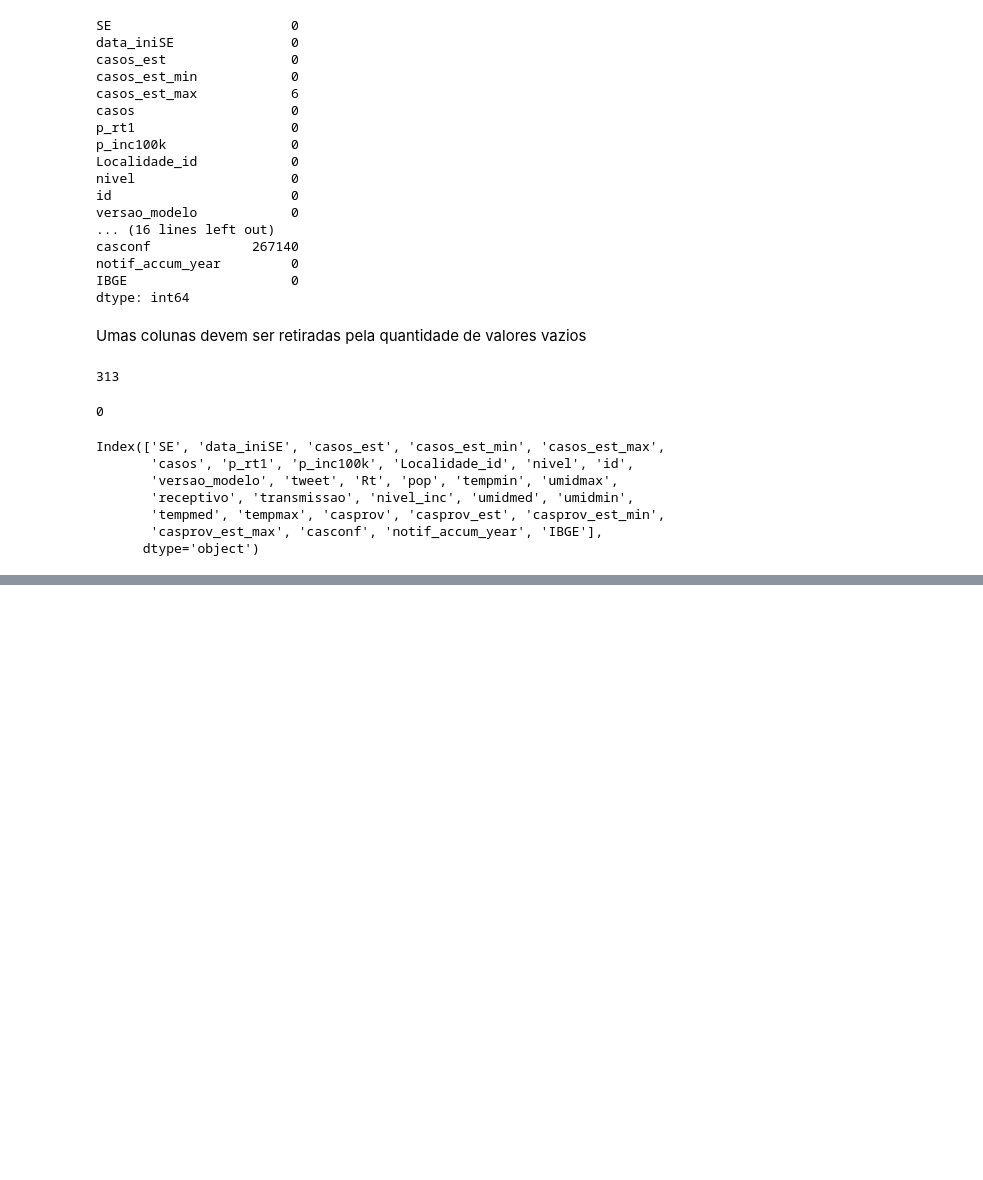
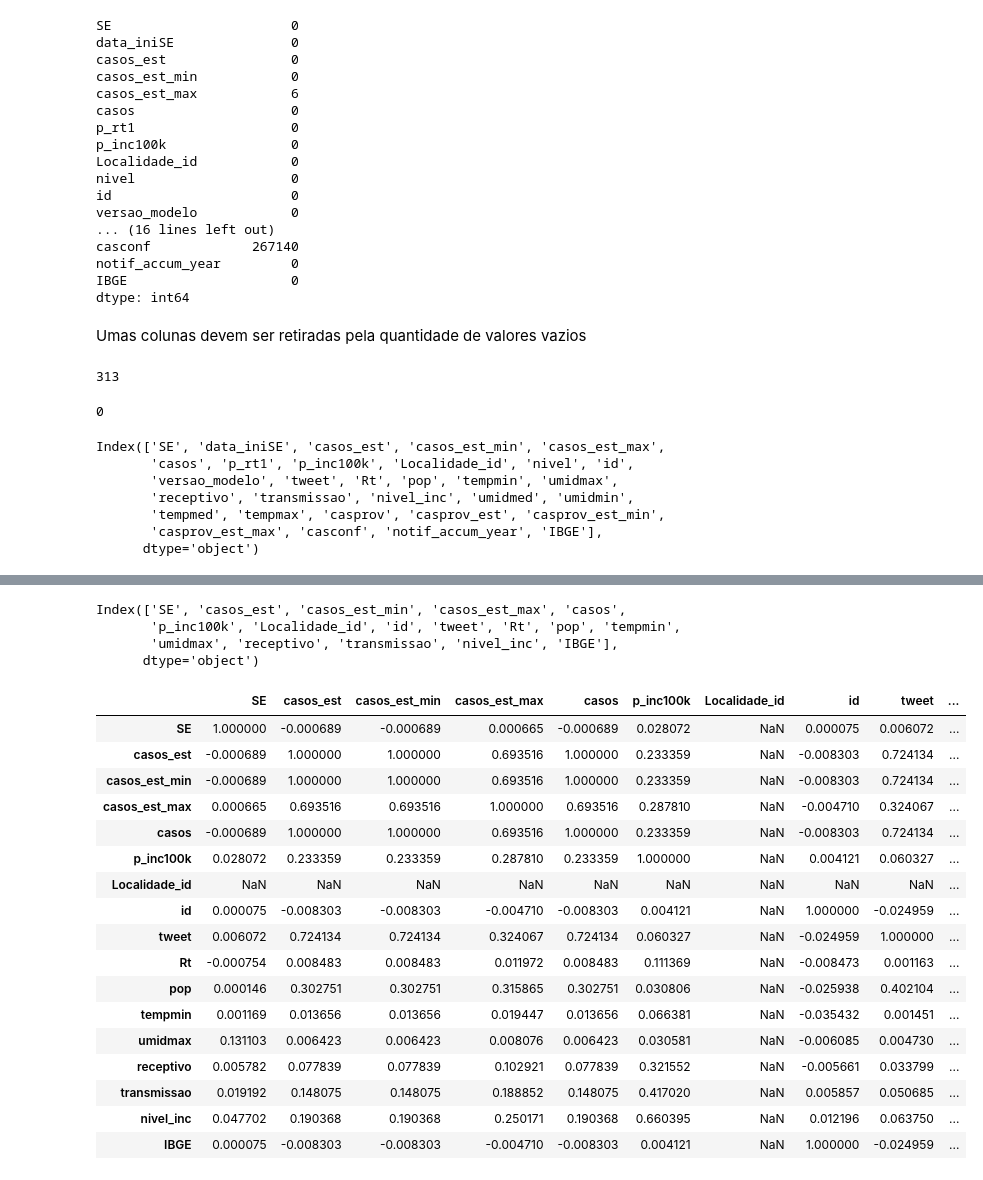
Before and after one commit to Aleomar15/TCC_Project, a Jupyter notebook: Untitled1.ipynb, the cells around one changed output, grey strips where cells are left out. Saved outputs shown, nothing was run; the diff lists cells and outputs as text; code cells hidden in the pictures; blank space fills up the shorter version.

```diff
--- a/Untitled1.ipynb
+++ b/Untitled1.ipynb
@@ -130,0 +132,28 @@ dtype: int64
+# %%
+df.columns
+# %% [output]
+Index(['SE', 'casos_est', 'casos_est_min', 'casos_est_max', 'casos',
+       'p_inc100k', 'Localidade_id', 'id', 'tweet', 'Rt', 'pop', 'tempmin',
+       'umidmax', 'receptivo', 'transmissao', 'nivel_inc', 'IBGE'],
+      dtype='object')
+# %%
+df.corr()
+# %% [output]
+|  | SE | casos_est | casos_est_min | casos_est_max | casos | p_inc100k | Localidade_id | id | tweet | ... |
+| SE | 1.000000 | -0.000689 | -0.000689 | 0.000665 | -0.000689 | 0.028072 | NaN | 0.000075 | 0.006072 | ... |
+| casos_est | -0.000689 | 1.000000 | 1.000000 | 0.693516 | 1.000000 | 0.233359 | NaN | -0.008303 | 0.724134 | ... |
+| casos_est_min | -0.000689 | 1.000000 | 1.000000 | 0.693516 | 1.000000 | 0.233359 | NaN | -0.008303 | 0.724134 | ... |
+| casos_est_max | 0.000665 | 0.693516 | 0.693516 | 1.000000 | 0.693516 | 0.287810 | NaN | -0.004710 | 0.324067 | ... |
+| casos | -0.000689 | 1.000000 | 1.000000 | 0.693516 | 1.000000 | 0.233359 | NaN | -0.008303 | 0.724134 | ... |
+| p_inc100k | 0.028072 | 0.233359 | 0.233359 | 0.287810 | 0.233359 | 1.000000 | NaN | 0.004121 | 0.060327 | ... |
+| Localidade_id | NaN | NaN | NaN | NaN | NaN | NaN | NaN | NaN | NaN | ... |
+| id | 0.000075 | -0.008303 | -0.008303 | -0.004710 | -0.008303 | 0.004121 | NaN | 1.000000 | -0.024959 | ... |
+| tweet | 0.006072 | 0.724134 | 0.724134 | 0.324067 | 0.724134 | 0.060327 | NaN | -0.024959 | 1.000000 | ... |
+| Rt | -0.000754 | 0.008483 | 0.008483 | 0.011972 | 0.008483 | 0.111369 | NaN | -0.008473 | 0.001163 | ... |
+| pop | 0.000146 | 0.302751 | 0.302751 | 0.315865 | 0.302751 | 0.030806 | NaN | -0.025938 | 0.402104 | ... |
+| tempmin | 0.001169 | 0.013656 | 0.013656 | 0.019447 | 0.013656 | 0.066381 | NaN | -0.035432 | 0.001451 | ... |
+| umidmax | 0.131103 | 0.006423 | 0.006423 | 0.008076 | 0.006423 | 0.030581 | NaN | -0.006085 | 0.004730 | ... |
+| receptivo | 0.005782 | 0.077839 | 0.077839 | 0.102921 | 0.077839 | 0.321552 | NaN | -0.005661 | 0.033799 | ... |
+| transmissao | 0.019192 | 0.148075 | 0.148075 | 0.188852 | 0.148075 | 0.417020 | NaN | 0.005857 | 0.050685 | ... |
+| nivel_inc | 0.047702 | 0.190368 | 0.190368 | 0.250171 | 0.190368 | 0.660395 | NaN | 0.012196 | 0.063750 | ... |
+| IBGE | 0.000075 | -0.008303 | -0.008303 | -0.004710 | -0.008303 | 0.004121 | NaN | 1.000000 | -0.024959 | ... |
```
Also changed, not shown: parts of 10 cells of this notebook.
